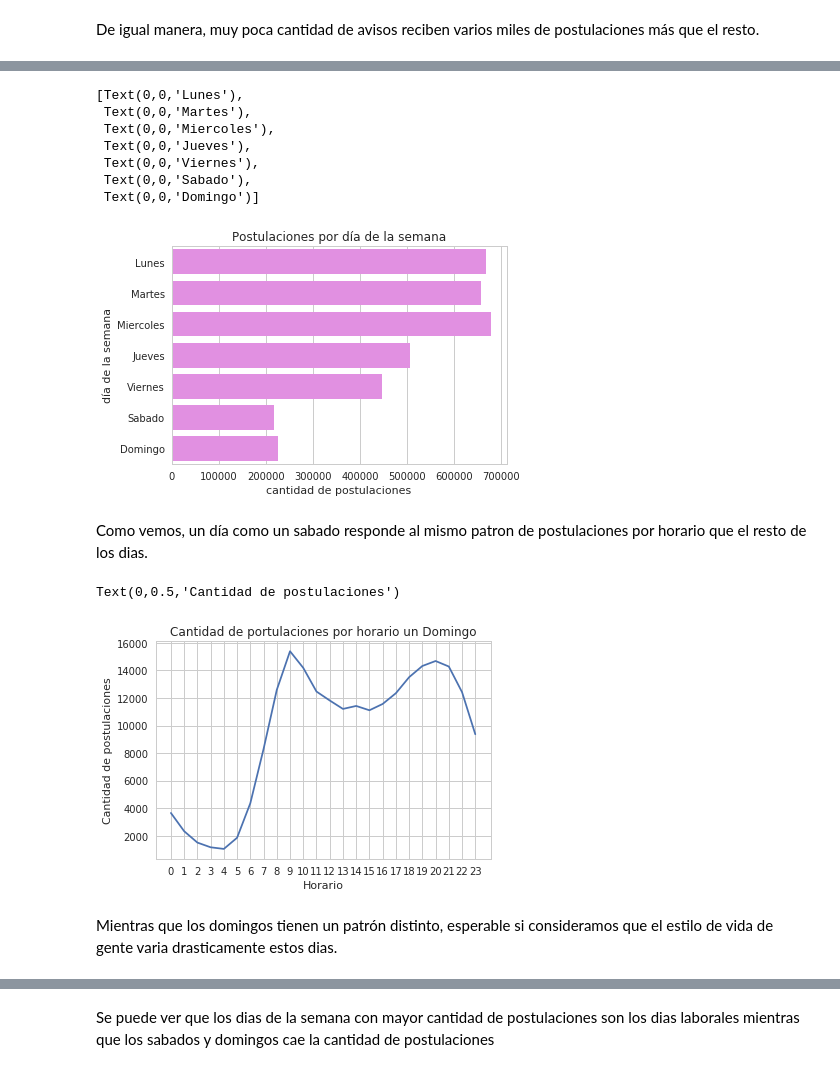
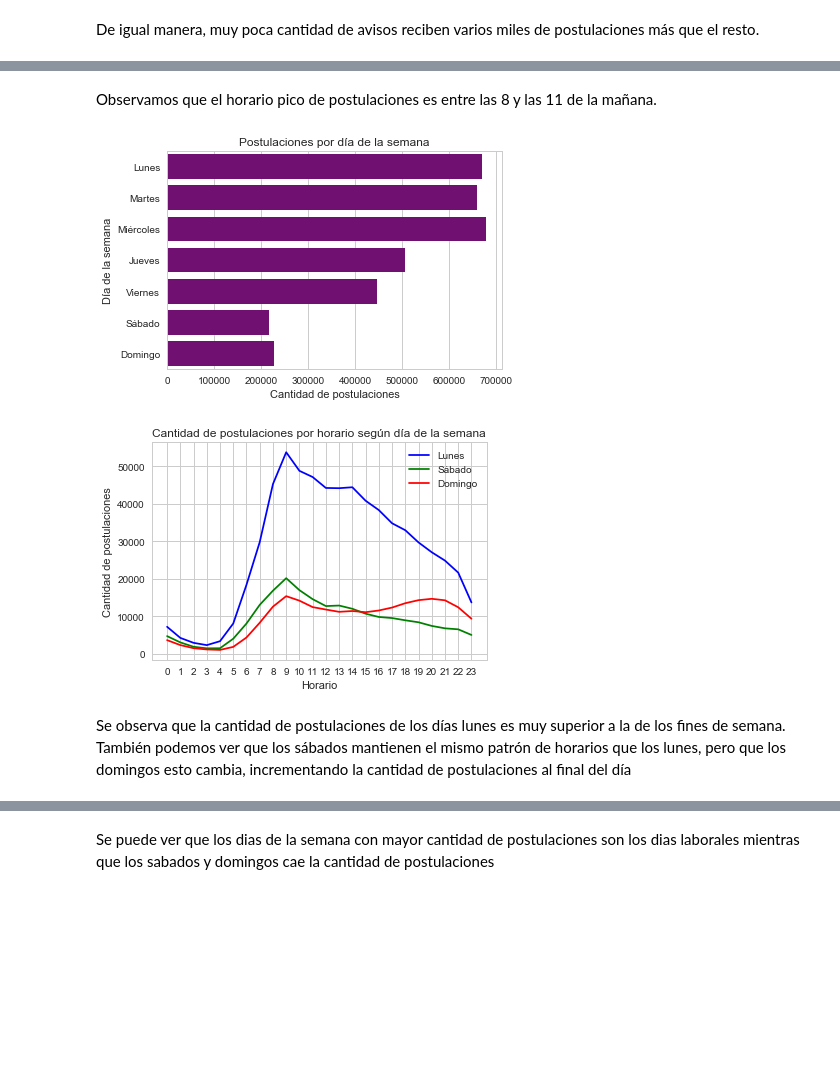
Before and after one commit to FrancoLiberali/tp1-orga-datos-1c2018, a Jupyter notebook: AnalisisExplorario.ipynb, the cells around one changed output, grey strips where cells are left out. Drawn from its saved outputs; the diff is of its cells as text; code cells hidden in the pictures; blank space fills up the shorter version.

Commit message:
Ahora tiene forma de TP

```diff
--- a/AnalisisExplorario.ipynb
+++ b/AnalisisExplorario.ipynb
@@ -416,32 +421,30 @@ Text(0,0.5,'Cantidad de postulaciones')
+# %% [markdown]
+Observamos que el horario pico de postulaciones es entre las 8 y las 11 de la mañana.
 # %%
-weekdays = postulaciones['fechapostulacion'].map(lambda x: x.weekday())
-weekdays_count = weekdays.value_counts()
-g = sns.barplot(x= weekdays_count.values, y= weekdays_count.index, orient ='h', color = 'violet')
+dia_de_semana = {0: 'Lunes', 1: 'Martes', 2: 'Miércoles', 3: 'Jueves', 4: 'Viernes', 5: 'Sábado', 6: 'Domingo'}
+weekdays = postulaciones['fechapostulacion'].dt.weekday.value_counts().sort_index()
+g = sns.barplot(x=weekdays.values, y=weekdays.index.map(lambda x: dia_de_semana[x]), orient ='h', color = 'purple')
 g.set_title('Postulaciones por día de la semana')
-g.set_xlabel('cantidad de postulaciones')
-g.set_ylabel('día de la semana')
-g.set_yticklabels(('Lunes', 'Martes', 'Miercoles', 'Jueves', 'Viernes', 'Sabado','Domingo'))
+g.set_xlabel('Cantidad de postulaciones')
+g.set_ylabel('Día de la semana');
 # %% [output]
-[Text(0,0,'Lunes'),
- Text(0,0,'Martes'),
- Text(0,0,'Miercoles'),
- Text(0,0,'Jueves'),
- Text(0,0,'Viernes'),
- Text(0,0,'Sabado'),
- Text(0,0,'Domingo')]
-[figure, old version]
+[figure, new version]
-# %% [markdown]
-Como vemos, un día como un sabado responde al mismo patron de postulaciones por horario que el resto de los dias.
 # %%
-domingos = (weekdays.values == 6)
+lunes = (postulaciones['fechapostulacion'].dt.weekday.values == 0)
+sabados = (postulaciones['fechapostulacion'].dt.weekday.values == 5)
+domingos = (postulaciones['fechapostulacion'].dt.weekday.values == 6)
+horarios_lunes = (postulaciones[lunes])['fechapostulacion'].dt.hour.value_counts().sort_index()
+horarios_sabados = (postulaciones[sabados])['fechapostulacion'].dt.hour.value_counts().sort_index()
 horarios_domingos = (postulaciones[domingos])['fechapostulacion'].dt.hour.value_counts().sort_index()
-g = horarios_domingos.plot(xticks= range(0,24))
-g.set_title('Cantidad de portulaciones por horario un Domingo')
+g_lun = horarios_lunes.plot(xticks= range(0,24), color='b')
+g_sab = horarios_sabados.plot(xticks= range(0,24), color='g')
+g = horarios_domingos.plot(xticks= range(0,24), color='r')
+g.set_title('Cantidad de postulaciones por horario según día de la semana')
 g.set_xlabel('Horario')
-g.set_ylabel('Cantidad de postulaciones')
+g.set_ylabel('Cantidad de postulaciones');
+g.legend(['Lunes', 'Sábado', 'Domingo']);
 # %% [output]
-Text(0,0.5,'Cantidad de postulaciones')
-[figure, old version]
+[figure, new version]
-# %% [markdown]
-Mientras que los domingos tienen un patrón distinto, esperable si consideramos que el estilo de vida de gente varia drasticamente estos dias.
+# %% [markdown]
+Se observa que la cantidad de postulaciones de los días lunes es muy superior a la de los fines de semana. También podemos ver que los sábados mantienen el mismo patrón de horarios que los lunes, pero que los domingos esto cambia, incrementando la cantidad de postulaciones al final del día
 # %%
```
Also changed, not shown: parts of 58 cells of this notebook.
